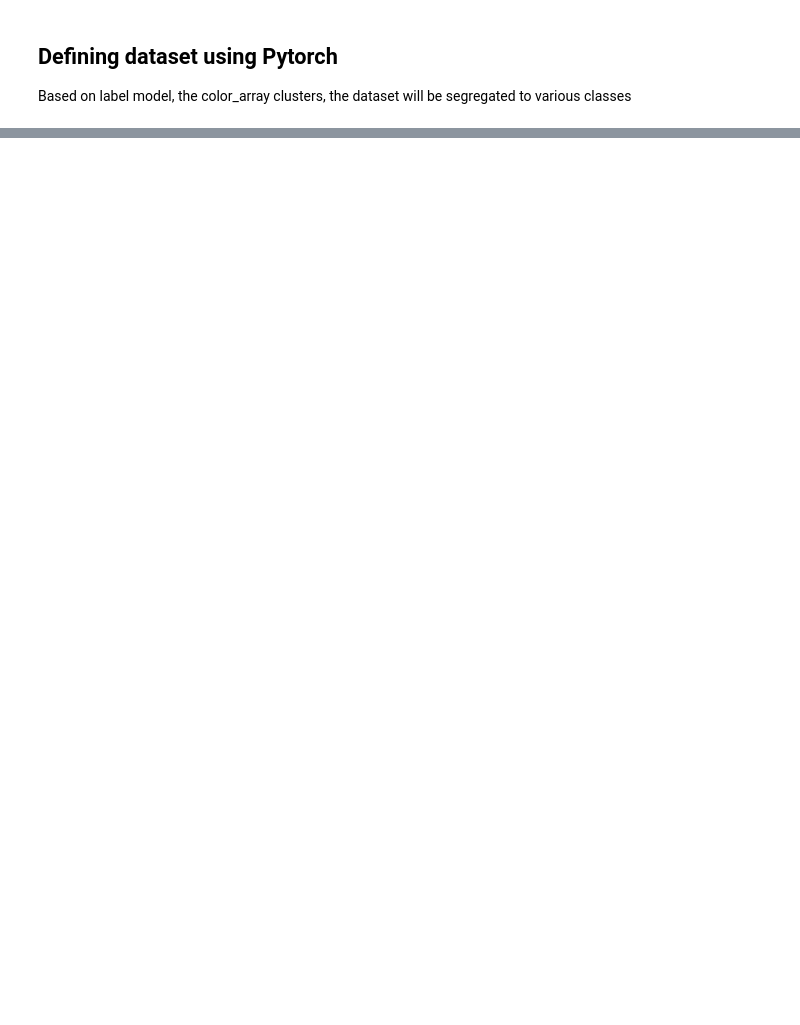
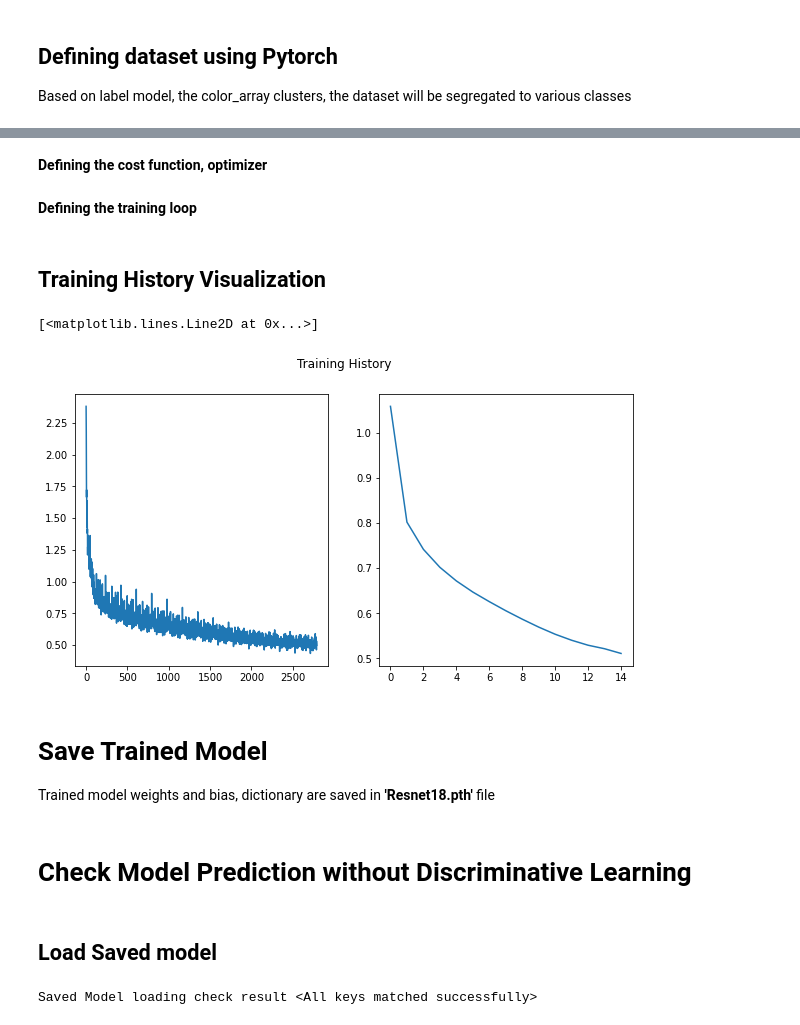
Before and after one commit to sayan0506/DIscriminative-Learning-in-Semantic-Segmentation-on-Cityscape-Dataset, a Jupyter notebook: Pretrained_Resnet_18_with_Discriminative_learning.ipynb, the cells around one changed output, grey strips where cells are left out. Cells and saved outputs as stored; diff of their text form; code cells hidden in the pictures; blank space fills up the shorter version.

```diff
--- a/Pretrained_Resnet_18_with_Discriminative_learning.ipynb
+++ b/Pretrained_Resnet_18_with_Discriminative_learning.ipynb
@@ -323,0 +407,5 @@ plt.imshow(label_class)
+# %%
+# epochs
+epochs = 15
+# learning_rate
+lr = 0.01
@@ -323,0 +414,47 @@ plt.imshow(label_class)
+# %%
+model = Resnet18(n_class= num_classes).to(device)
+# %% [markdown]
+**Defining the cost function, optimizer**
+# %%
+# cost function
+criterion = nn.CrossEntropyLoss()
+
+# optimizer
+optimizer = optim.Adam(model.parameters(), lr = lr)
+# %% [markdown]
+**Defining the training loop**
+# %%
+step_losses = []
+epoch_losses = []
+
+for epoch in tqdm(range(epochs)):
+  epoch_loss = 0
+  for x, y in tqdm(data_loader, total = len(data_loader), leave = False):
+    x, y = x.to(device), y.to(device)
+    optimizer.zero_grad()
+    y_pred = model(x)
+    loss = criterion(y_pred, y)
+    loss.backward()
+    optimizer.step()
+    epoch_loss += loss.item()
+    step_losses.append(loss.item())
+  epoch_losses.append(epoch_loss/len(data_loader))
+# %% [markdown]
+## **Training History Visualization**
+# %%
+# defining step and epoch losses
+fig, axes = plt.subplots(1, 2, figsize = (10, 5))
+fig.suptitle('Training History')
+
+# step loss
+axes[0].plot(step_losses)
+# epoch loss
+axes[1].plot(epoch_losses)
+# %% [output]
+[<matplotlib.lines.Line2D at 0x...>]
+[figure, added]
+# %% [markdown]
+# Save Trained Model
+
+Trained model weights and bias, dictionary are saved in
+**'Resnet18.pth'** file
@@ -323,0 +464,12 @@ plt.imshow(label_class)
+# %% [markdown]
+# **Check Model Prediction without Discriminative Learning**
+# %% [markdown]
+## **Load Saved model**
+# %%
+# enter the saved Resnet18.pth file path to load trained model weights, biases dictionary
+model_path = '/content/Resnet18.pth'
+model_ = Resnet18(n_class = num_classes).to(device)
+
+print(f'Saved Model loading check result {model_.load_state_dict(torch.load(model_path))}')
+# %% [output]
+Saved Model loading check result <All keys matched successfully>
```
Also changed, not shown: parts of 35 cells of this notebook.
